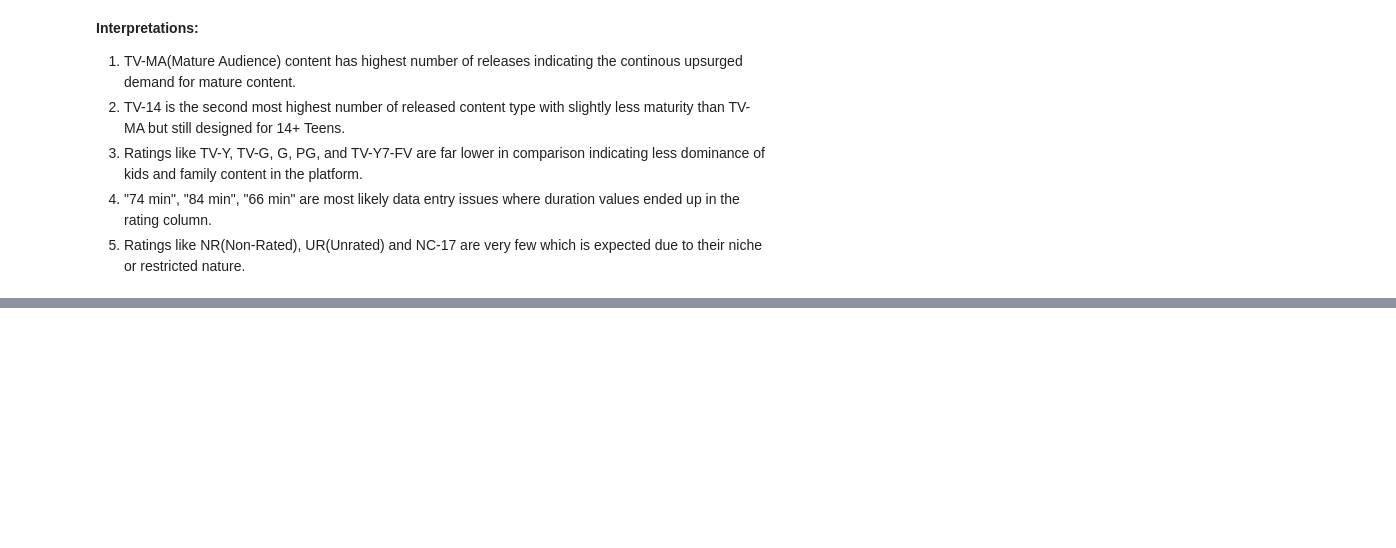
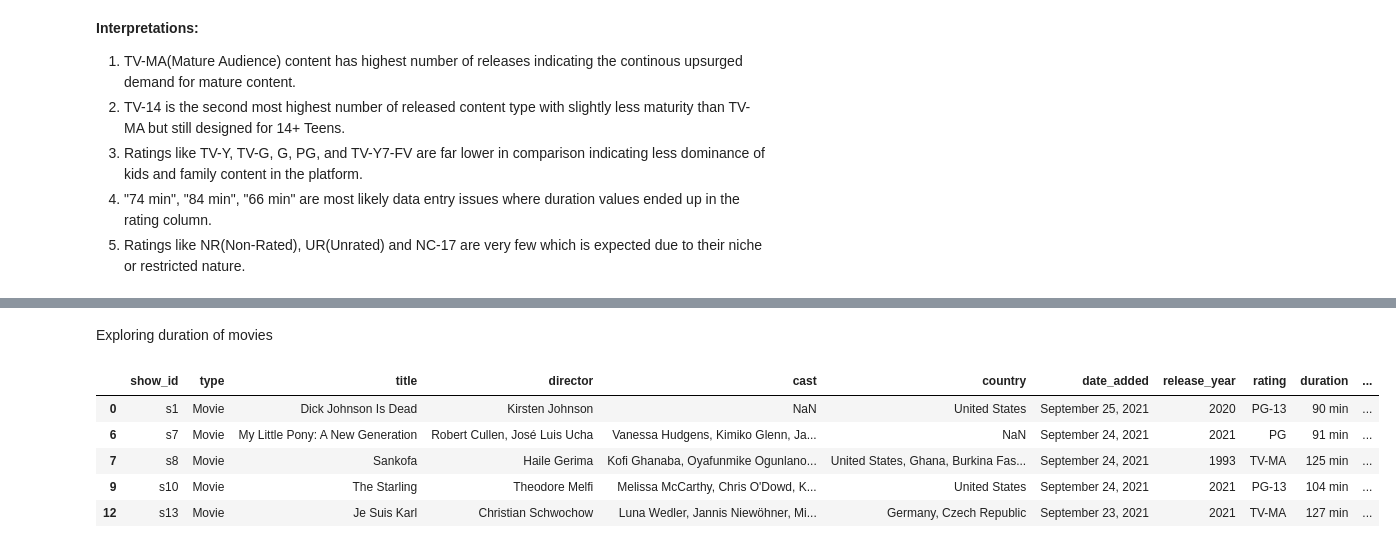
Before and after one commit to SakriyaPyakurel/netflix-EDA, a Jupyter notebook: operations.ipynb, the cells around one changed output, grey strips where cells are left out. Drawn from its saved outputs; the diff is of its cells as text; code cells hidden in the pictures; blank space fills up the shorter version.

```diff
--- a/operations.ipynb
+++ b/operations.ipynb
@@ -207,0 +242,13 @@ Passing `palette` without assigning `hue` is deprecated and will be removed in v
+# %% [markdown]
+Exploring duration of movies
+# %%
+# Movies by duration
+movies = df[df['type']=='Movie']
+movies.head()
+# %% [output]
+|  | show_id | type | title | director | cast | country | date_added | release_year | rating | duration | ... |
+| 0 | s1 | Movie | Dick Johnson Is Dead | Kirsten Johnson | NaN | United States | September 25, 2021 | 2020 | PG-13 | 90 min | ... |
+| 6 | s7 | Movie | My Little Pony: A New Generation | Robert Cullen, José Luis Ucha | Vanessa Hudgens, Kimiko Glenn, Ja... | NaN | September 24, 2021 | 2021 | PG | 91 min | ... |
+| 7 | s8 | Movie | Sankofa | Haile Gerima | Kofi Ghanaba, Oyafunmike Ogunlano... | United States, Ghana, Burkina Fas... | September 24, 2021 | 1993 | TV-MA | 125 min | ... |
+| 9 | s10 | Movie | The Starling | Theodore Melfi | Melissa McCarthy, Chris O'Dowd, K... | United States | September 24, 2021 | 2021 | PG-13 | 104 min | ... |
+| 12 | s13 | Movie | Je Suis Karl | Christian Schwochow | Luna Wedler, Jannis Niewöhner, Mi... | Germany, Czech Republic | September 23, 2021 | 2021 | TV-MA | 127 min | ... |
```
Also changed, not shown: parts of 8 cells of this notebook.
